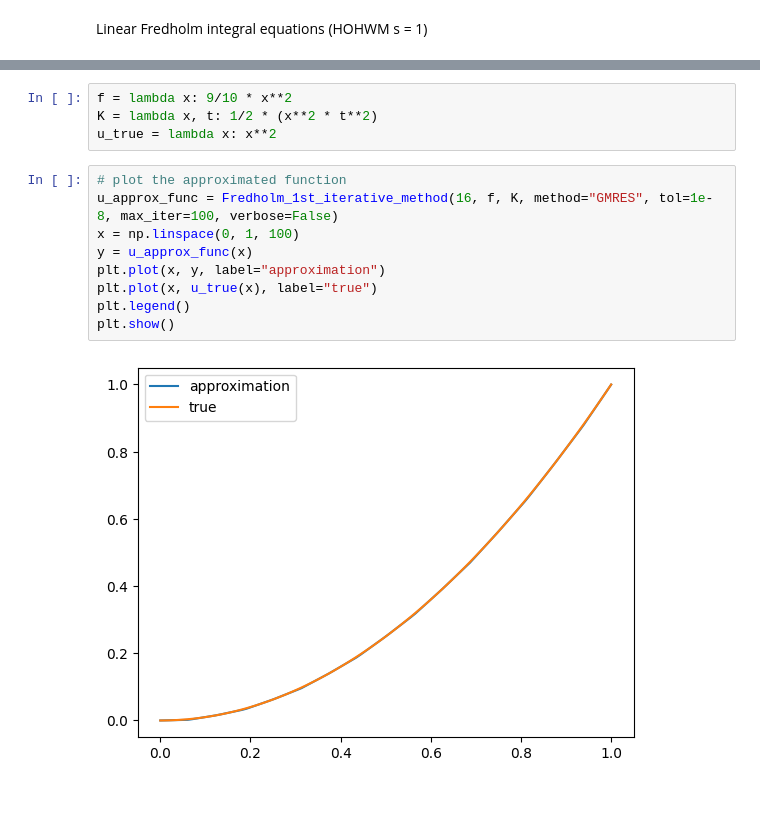
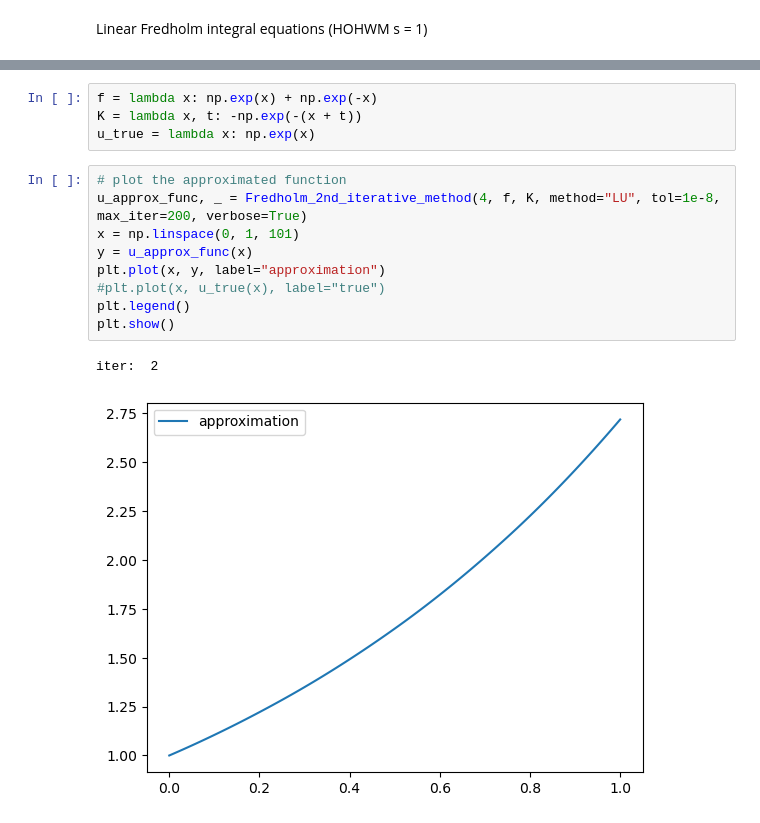
Before and after one commit to kabio05/HOHWM_Integral_Equations, a Jupyter notebook: Intermediary_File/Newton_Linear.ipynb, the cells around one changed output, grey strips where cells are left out. Cells and saved outputs as stored; diff of their text form.

```diff
--- a/Intermediary_File/Newton_Linear.ipynb
+++ b/Intermediary_File/Newton_Linear.ipynb
@@ -149,18 +443,19 @@ def Fredholm_1st_iterative_method(
 # %%
-f = lambda x: 9/10 * x**2
-K = lambda x, t: 1/2 * (x**2 * t**2)
-u_true = lambda x: x**2
+f = lambda x: np.exp(x) + np.exp(-x)
+K = lambda x, t: -np.exp(-(x + t))
+u_true = lambda x: np.exp(x)
 # %%
 # plot the approximated function
-u_approx_func = Fredholm_1st_iterative_method(16, f, K, method="GMRES", tol=1e-8, max_iter=100, verbose=False)
-x = np.linspace(0, 1, 100)
+u_approx_func, _ = Fredholm_2nd_iterative_method(4, f, K, method="LU", tol=1e-8, max_iter=200, verbose=True)
+x = np.linspace(0, 1, 101)
 y = u_approx_func(x)
 plt.plot(x, y, label="approximation")
-plt.plot(x, u_true(x), label="true")
+#plt.plot(x, u_true(x), label="true")
 plt.legend()
 plt.show()
 # %% [output]
+iter:  2
-[figure, old version]
+[figure, new version]
 # %%
 # Compute the error
 print_results = True
```
Also changed, not shown: parts of 5 cells of this notebook, 2 other files.
